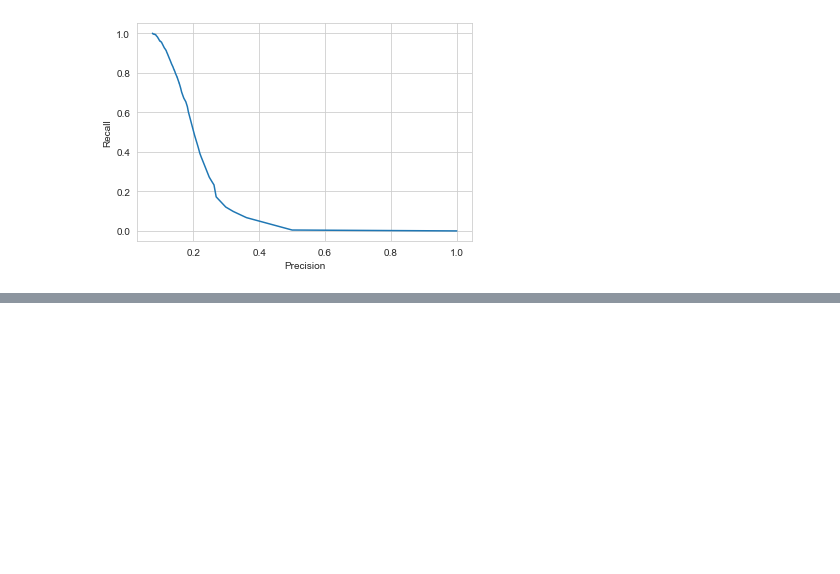
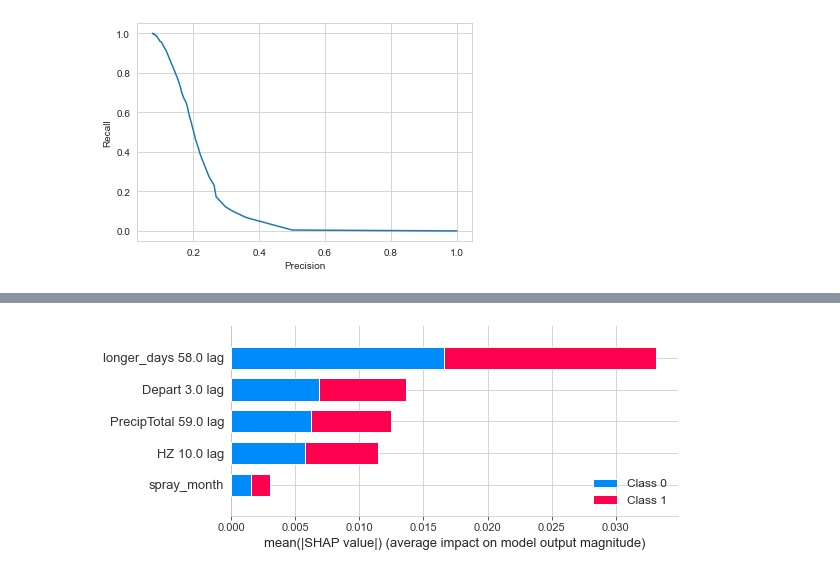
Before and after one commit to jonjacobs24/wnv-prediction, a Jupyter notebook: 02 Modeling and Prediction.ipynb, the cells around one changed output, grey strips where cells are left out. Saved outputs shown, nothing was run; the diff lists cells and outputs as text; code cells hidden in the pictures; blank space fills up the shorter version.

Commit message:
Implemented SHAP and working on documentation

```diff
--- a/02 Modeling and Prediction.ipynb
+++ b/02 Modeling and Prediction.ipynb
@@ -645,0 +647,9 @@ Text(34.0, 0.5, 'True')
+# %%
+import shap
+
+model = rf.best_estimator_[1]
+
+shap_values = shap.TreeExplainer(model).shap_values(X_train)
+shap.summary_plot(shap_values, X_train, plot_type="bar")
+# %% [output]
+[figure, added]
```
Also changed, not shown: parts of 27 cells of this notebook, 1 other file.
